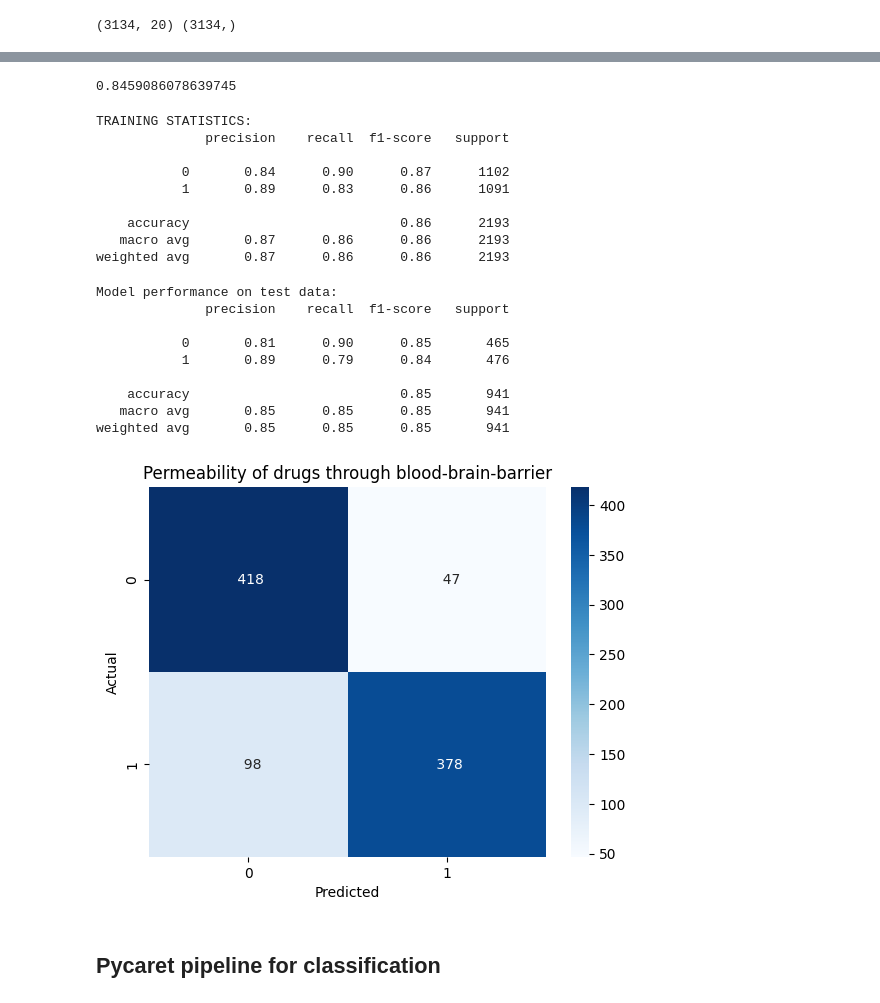
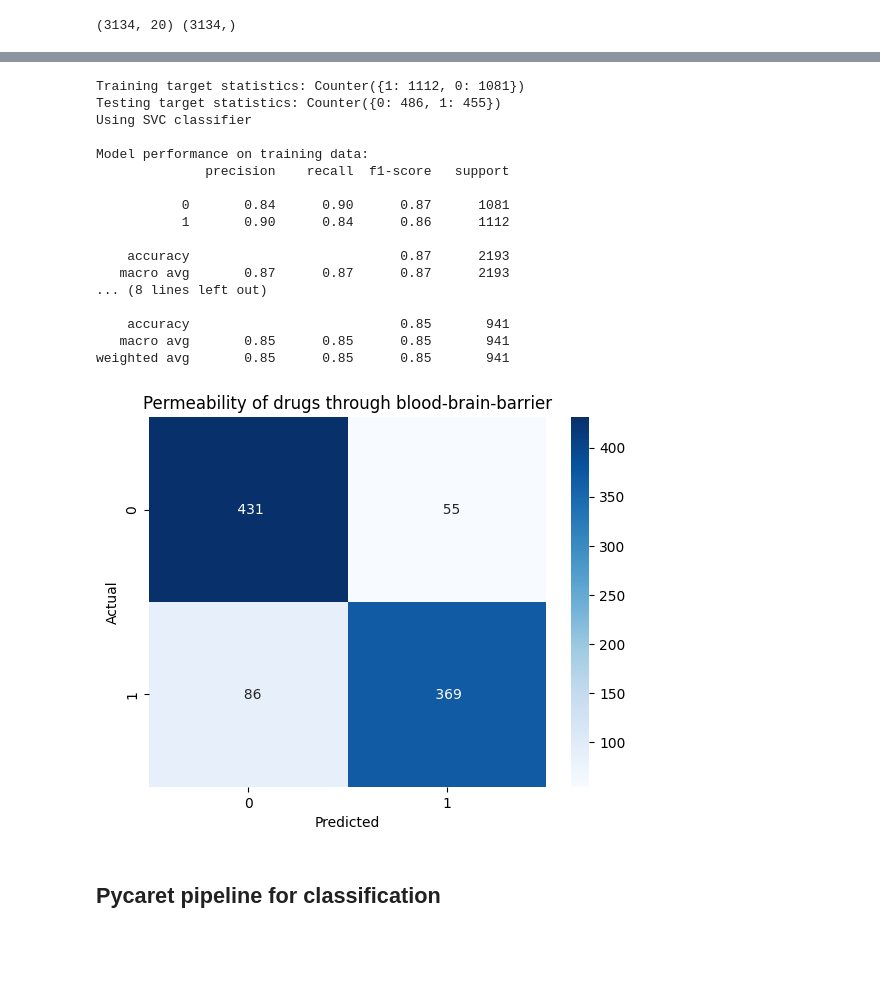
Before and after one commit to pranjaldhole/molecule-gym, a Jupyter notebook: molecule_gym/experiments/ChemBERTa_for_classification.ipynb, the cells around one changed output, grey strips where cells are left out. Saved outputs shown, nothing was run; the diff lists cells and outputs as text; code cells hidden in the pictures; blank space fills up the shorter version.

```diff
--- a/molecule_gym/experiments/ChemBERTa_for_classification.ipynb
+++ b/molecule_gym/experiments/ChemBERTa_for_classification.ipynb
@@ -147,4 +193,0 @@ SVC()
-# %%
-lr_clf.score(test_features, test_labels)
-# %% [output]
-0.8459086078639745
@@ -153,39 +194,24 @@ train_pred = lr_clf.predict(train_features)
-# %%
-print('TRAINING STATISTICS:')
-print(classification_report(train_labels, train_pred))
-# %% [output]
-TRAINING STATISTICS:
-              precision    recall  f1-score   support
-
-           0       0.84      0.90      0.87      1102
-           1       0.89      0.83      0.86      1091
-
-    accuracy                           0.86      2193
-   macro avg       0.87      0.86      0.86      2193
-weighted avg       0.87      0.86      0.86      2193
-# %%
-print('Model performance on test data:')
-predictions = lr_clf.predict(test_features)
-print(classification_report(test_labels, predictions))
-# %% [output]
-Model performance on test data:
-              precision    recall  f1-score   support
-
-           0       0.81      0.90      0.85       465
-           1       0.89      0.79      0.84       476
-
-    accuracy                           0.85       941
-   macro avg       0.85      0.85      0.85       941
-weighted avg       0.85      0.85      0.85       941
-# %%
-cm = confusion_matrix(test_labels, predictions)
-sns.heatmap(cm, annot=True, fmt='4g', cmap='Blues')
-plt.xlabel('Predicted')
-plt.ylabel('Actual')
-plt.title('Permeability of drugs through blood-brain-barrier')
-plt.show()
-# %% [output]
-[figure, removed]
+# %%
+classify_binary_data(X_res, y_res)
+# %% [output]
+Training target statistics: Counter({1: 1112, 0: 1081})
+Testing target statistics: Counter({0: 486, 1: 455})
+Using SVC classifier
+
+Model performance on training data:
+              precision    recall  f1-score   support
+
+           0       0.84      0.90      0.87      1081
+           1       0.90      0.84      0.86      1112
+
+    accuracy                           0.87      2193
+   macro avg       0.87      0.87      0.87      2193
+... (8 lines left out)
+
+    accuracy                           0.85       941
+   macro avg       0.85      0.85      0.85       941
+weighted avg       0.85      0.85      0.85       941
+[figure, added]
 # %% [markdown]
 ## Pycaret pipeline for classification
 # %%
```
Also changed, not shown: parts of 19 cells of this notebook, 3 other files.
